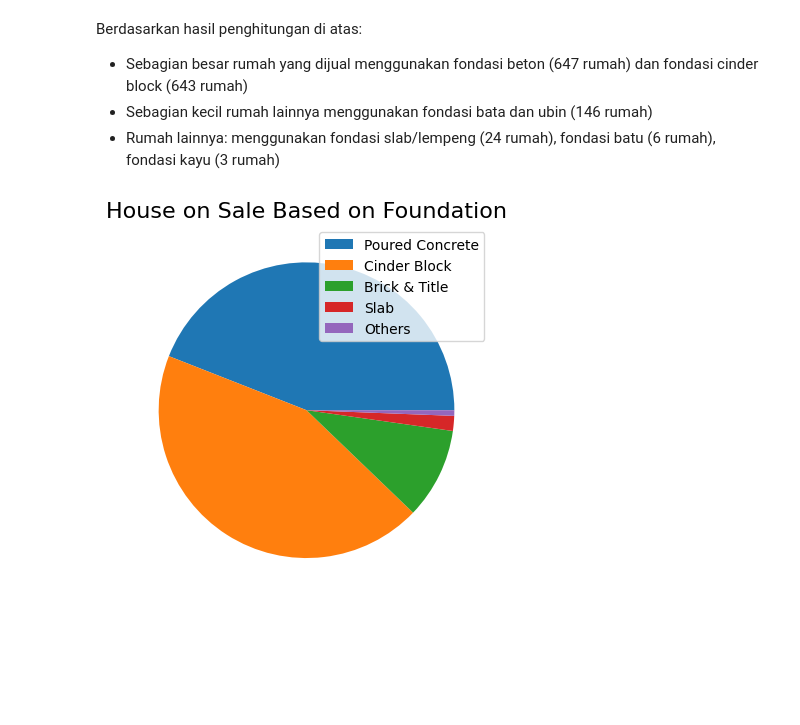
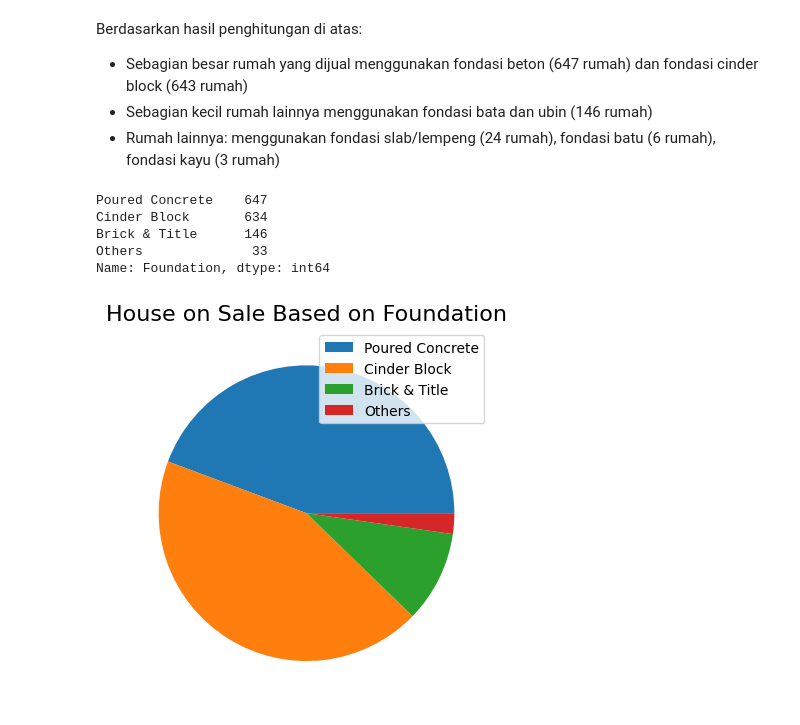
Before and after one commit to rifqinadzori/Basic_Visualization, a Jupyter notebook: Basic_Visual.ipynb, the cells around one changed output. Cells and saved outputs as stored; diff of their text form; code cells hidden in the pictures; blank space fills up the shorter version.

```diff
--- a/Basic_Visual.ipynb
+++ b/Basic_Visual.ipynb
@@ -81,14 +81,21 @@ Berdasarkan hasil penghitungan di atas:
 <li>Sebagian kecil rumah lainnya menggunakan fondasi bata dan ubin (146 rumah)</li>
 <li>Rumah lainnya: menggunakan fondasi slab/lempeng (24 rumah), fondasi batu (6 rumah), fondasi kayu (3 rumah)</li>
 </ul>
+# %%
+df_new = df.copy()
+df_new.replace({'Foundation':{'PConc':'Poured Concrete','CBlock':'Cinder Block','BrkTil':'Brick & Title','Slab':'Others','Stone':'Others','Wood':'Others'}}, inplace=True)
+df_new['Foundation'].value_counts()
+# %% [output]
+Poured Concrete    647
+Cinder Block       634
+Brick & Title      146
+Others              33
+Name: Foundation, dtype: int64
 # %%
 #Proporsi jenis fondasi rumah dari data perumahan
-x = np.array([647, 643, 146, 24, 9])
-mylabels = ["Poured Concrete", "Cinder Block", "Brick & Title", "Slab", "Others"]
-
-plt.pie(x)
-plt.legend(mylabels)
+plt.pie(df_new['Foundation'].value_counts())
+plt.legend(df_new['Foundation'].unique())
 plt.title('House on Sale Based on Foundation', fontsize=16)
 plt.show()
 # %% [output]
-[figure, old version]
+[figure, new version]
```
Also changed, not shown: parts of 13 cells of this notebook.
